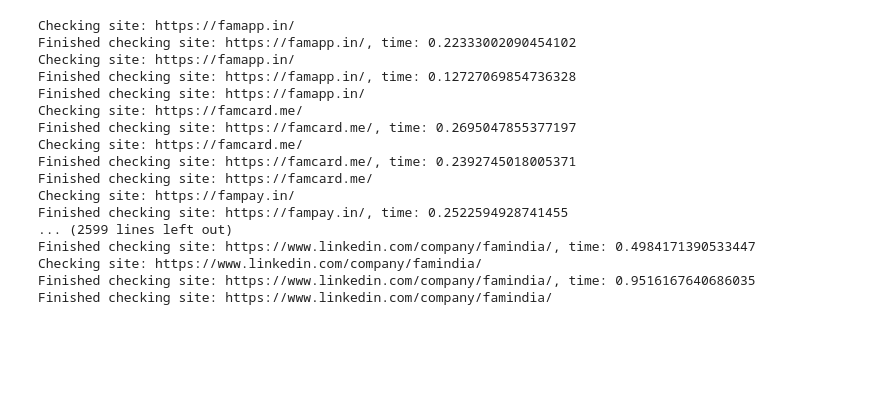
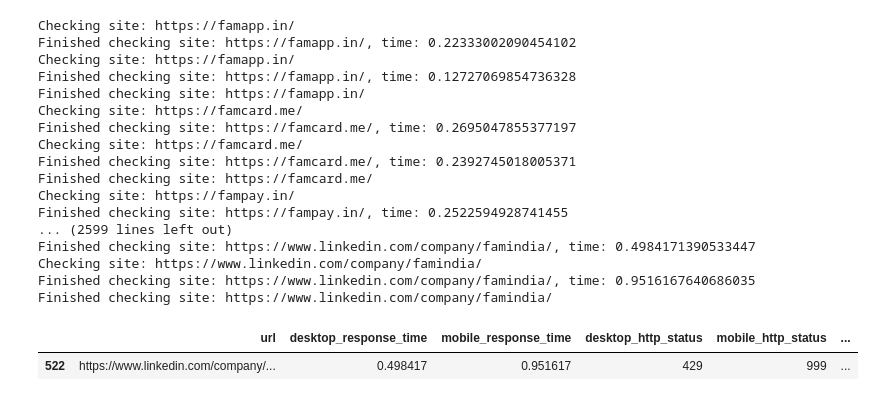
Before and after one commit to Harsh-Avinash/Fampay-In-Depth-Analysis, a Jupyter notebook: Website-Analytics/Mobile vs Desktop Analysis/main.ipynb, the cells around one changed output. Drawn from its saved outputs; the diff is of its cells as text; code cells hidden in the pictures; blank space fills up the shorter version.

```diff
--- a/Website-Analytics/Mobile vs Desktop Analysis/main.ipynb
+++ b/Website-Analytics/Mobile vs Desktop Analysis/main.ipynb
@@ -202,0 +200,14 @@ fig5.show()
+# %%
+# Ensure the response times are numeric
+df_metrics['desktop_response_time'] = pd.to_numeric(df_metrics['desktop_response_time'], errors='coerce')
+df_metrics['mobile_response_time'] = pd.to_numeric(df_metrics['mobile_response_time'], errors='coerce')
+
+# Then compute the difference
+df_metrics['response_time_difference'] = abs(df_metrics['desktop_response_time'] - df_metrics['mobile_response_time'])
+# %%
+# Observation 2: Variation in HTTP Status Codes
+status_diff_df = df_metrics[df_metrics['desktop_http_status'] != df_metrics['mobile_http_status']]
+status_diff_df
+# %% [output]
+|  | url | desktop_response_time | mobile_response_time | desktop_http_status | mobile_http_status | ... |
+| 522 | https://www.linkedin.com/company/... | 0.498417 | 0.951617 | 429 | 999 | ... |
```
Also changed, not shown: parts of 5 cells of this notebook, 29 other files.
